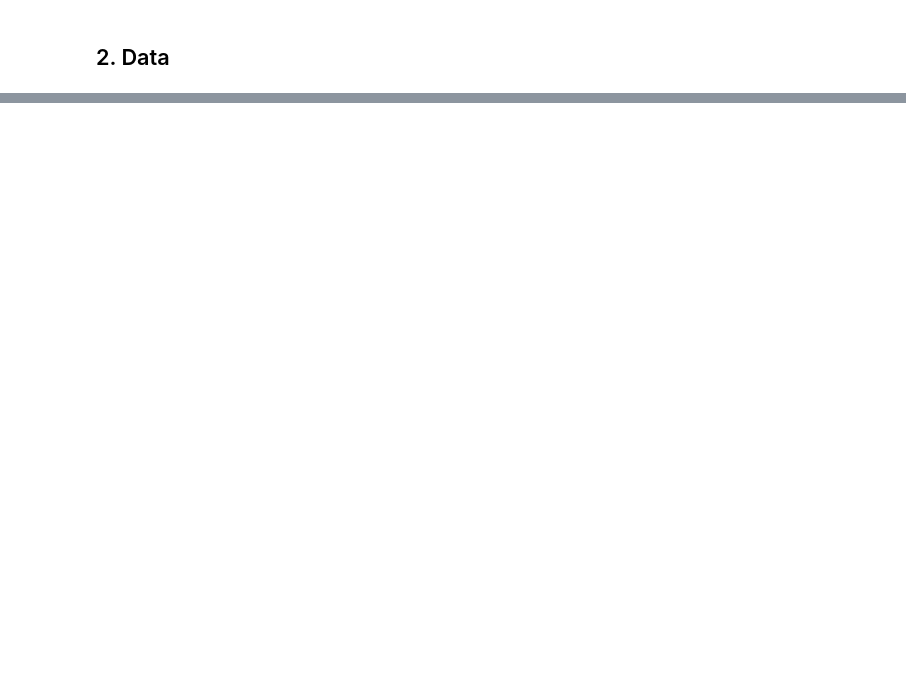
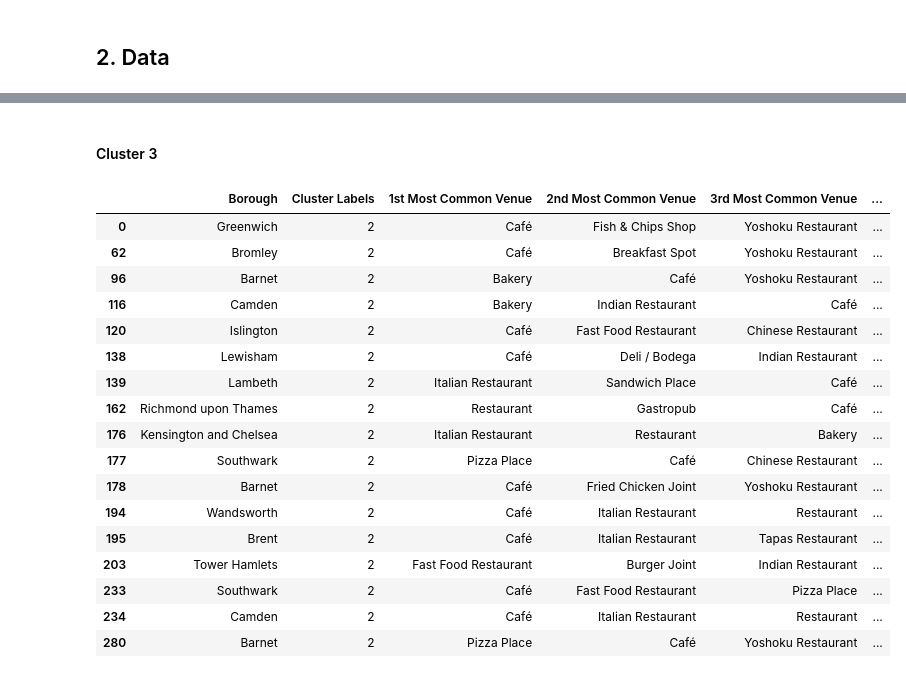
Before and after one commit to neofluar/coursera_capstone, a Jupyter notebook: opening_restaurant_in_london.ipynb, the cells around one changed output, grey strips where cells are left out. Cells and saved outputs as stored; diff of their text form; code cells hidden in the pictures; blank space fills up the shorter version.

```diff
--- a/opening_restaurant_in_london.ipynb
+++ b/opening_restaurant_in_london.ipynb
@@ -14,0 +560,3 @@ Let us allow machine learning to get the job done. Using reliable venue data, it
+# %%
+london_grouped = london_onehot.groupby('Location').mean().reset_index()
+london_grouped
@@ -14,0 +589,7 @@ Let us allow machine learning to get the job done. Using reliable venue data, it
+# %%
+# Function to sort the venues in descending order
+def return_most_common_venues(row, num_top_venues):
+    row_categories = row.iloc[1:]
+    row_categories_sorted = row_categories.sort_values(ascending=False)
+
+    return row_categories_sorted.index.values[0:num_top_venues]
@@ -14,0 +641,11 @@ Let us allow machine learning to get the job done. Using reliable venue data, it
+# %%
+# set number of clusters
+kclusters = 5
+
+london_grouped_clustering = london_grouped.drop('Location', 1)
+
+# run k-means clustering
+kmeans = KMeans(n_clusters=kclusters, random_state=4).fit(london_grouped_clustering)
+
+# check cluster labels generated for each row in the dataframe
+kmeans.labels_[0:10]
@@ -14,0 +658,19 @@ Let us allow machine learning to get the job done. Using reliable venue data, it
+# %%
+london_merged = lon_df
+
+# Substitute all empty locations by NAN
+for loc in empty_locations:
+    london_merged = london_merged.replace(loc, np.nan)
+
+# then drop all rows containing NAN
+london_merged.dropna(subset=['Location'], axis=0, inplace=True)
+london_merged.reset_index(drop=True, inplace=True)
+print('Now the cluster dataframe has {0} data rows.'.format(london_merged.shape[0]))
+
+# add clustering labels
+london_merged['Cluster Labels'] = kmeans.labels_
+
+# merge london_grouped with lon_df to add latitude/longitude for each neighborhood
+london_merged = london_merged.join(neighborhoods_venues_sorted.set_index('Location'), on='Location')
+
+london_merged.head()
@@ -14,0 +769,23 @@ Let us allow machine learning to get the job done. Using reliable venue data, it
+# %% [markdown]
+#### Cluster 3
+# %%
+london_merged.loc[london_merged['Cluster Labels'] == 2, london_merged.columns[[1] + list(range(5, london_merged.shape[1]))]]
+# %% [output]
+|  | Borough | Cluster Labels | 1st Most Common Venue | 2nd Most Common Venue | 3rd Most Common Venue | ... |
+| 0 | Greenwich | 2 | Café | Fish & Chips Shop | Yoshoku Restaurant | ... |
+| 62 | Bromley | 2 | Café | Breakfast Spot | Yoshoku Restaurant | ... |
+| 96 | Barnet | 2 | Bakery | Café | Yoshoku Restaurant | ... |
+| 116 | Camden | 2 | Bakery | Indian Restaurant | Café | ... |
+| 120 | Islington | 2 | Café | Fast Food Restaurant | Chinese Restaurant | ... |
+| 138 | Lewisham | 2 | Café | Deli / Bodega | Indian Restaurant | ... |
+| 139 | Lambeth | 2 | Italian Restaurant | Sandwich Place | Café | ... |
+| 162 | Richmond upon Thames | 2 | Restaurant | Gastropub | Café | ... |
+| 176 | Kensington and Chelsea | 2 | Italian Restaurant | Restaurant | Bakery | ... |
+| 177 | Southwark | 2 | Pizza Place | Café | Chinese Restaurant | ... |
+| 178 | Barnet | 2 | Café | Fried Chicken Joint | Yoshoku Restaurant | ... |
+| 194 | Wandsworth | 2 | Café | Italian Restaurant | Restaurant | ... |
+| 195 | Brent | 2 | Café | Italian Restaurant | Tapas Restaurant | ... |
+| 203 | Tower Hamlets | 2 | Fast Food Restaurant | Burger Joint | Indian Restaurant | ... |
+| 233 | Southwark | 2 | Café | Fast Food Restaurant | Pizza Place | ... |
+| 234 | Camden | 2 | Café | Italian Restaurant | Restaurant | ... |
+| 280 | Barnet | 2 | Pizza Place | Café | Yoshoku Restaurant | ... |
```
Also changed, not shown: parts of 119 cells of this notebook, 1 other file.
